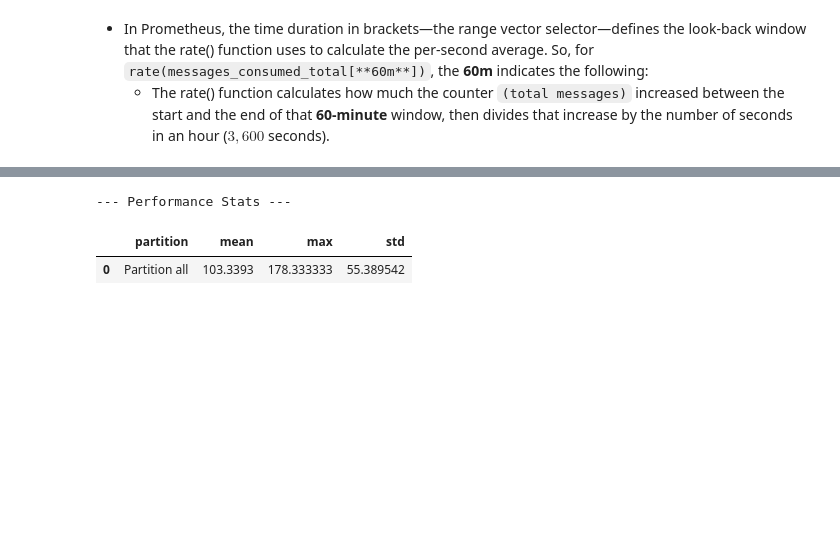
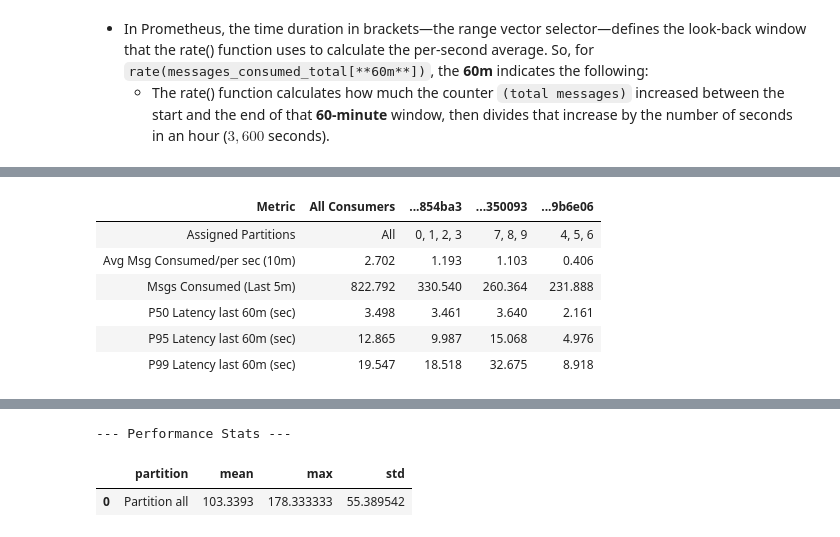
Before and after one commit to roymadpis/kafka_exrecise2, a Jupyter notebook: promethus_notebook.ipynb, the cells around one changed output, grey strips where cells are left out. Drawn from its saved outputs; the diff is of its cells as text; code cells hidden in the pictures; blank space fills up the shorter version.

```diff
--- a/promethus_notebook.ipynb
+++ b/promethus_notebook.ipynb
@@ -172,6 +118,0 @@ display(summary_df)
-# %%
-for res in results:
-    print(res)
-    print(res['metric'].get('partition', 'unknown'))
-    print(round(float(res['value'][1]),5))
-    print()
@@ -211,0 +121,88 @@ TypeError: string indices must be integers
+# %%
+import pandas as pd
+
+# --- 1. Get the list of Unique Consumers dynamically ---
+consumer_info = prom.custom_query(query='count by (consumer_id) (messages_consumed_total)')
+consumer_list = [res['metric'].get('consumer_id') for res in consumer_info]
+num_consumers = len(consumer_list)
+
+# --- 2. Fetch the Partition Mapping ---
+mapping_query = 'sum by (consumer_id, partition) (rate(messages_consumed_total[2m]) > 0)'
+mapping_res = prom.custom_query(query=mapping_query)
+
+assignment_map = {}
+for res in mapping_res:
+    cid = res['metric'].get('consumer_id')
+    part = res['metric'].get('partition')
+    if cid not in assignment_map:
+        assignment_map[cid] = []
+    assignment_map[cid].append(part)
+
+# --- 3. Define Metric Queries ---
+consumer_queries = {
+    'Avg Msg Consumed/per sec (10m)': 'sum(rate(messages_consumed_total[10m])) by (consumer_id)',
+    'Msgs Consumed (Last 5m)': 'sum(increase(messages_consumed_total[5m])) by (consumer_id)',
+    'P50 Latency last 60m (sec)': 'histogram_quantile(0.50, sum(rate(message_processing_latency_seconds_bucket[60m])) by (le, consumer_id))',
+    'P95 Latency last 60m (sec)': 'histogram_quantile(0.95, sum(rate(message_processing_latency_seconds_bucket[60m])) by (le, consumer_id))',
+    'P99 Latency last 60m (sec)': 'histogram_quantile(0.99, sum(rate(message_processing_latency_seconds_bucket[60m])) by (le, consumer_id))'
+}
+
+all_queries = {
+    'Avg Msg Consumed/per sec (10m)': 'sum(rate(messages_consumed_total[10m]))',
+    'Msgs Consumed (Last 5m)': 'sum(increase(messages_consumed_total[5m]))',
+    'P50 Latency last 60m (sec)': 'histogram_quantile(0.50, sum(rate(message_processing_latency_seconds_bucket[60m])) by (le))',
+    'P95 Latency last 60m (sec)': 'histogram_quantile(0.95, sum(rate(message_processing_latency_seconds_bucket[60m])) by (le))',
+    'P99 Latency last 60m (sec)': 'histogram_quantile(0.99, sum(rate(message_processing_latency_seconds_bucket[60m])) by (le))'
+}
+
+# --- 4. Fetch and Build Rows ---
+rows = []
+
+# A. Assigned Partitions Row
+partition_row = {'Metric': 'Assigned Partitions', 'All Consumers': 'All'}
+for cid in consumer_list:
+    display_name = cid if len(cid) < 12 else f"...{cid[-6:]}"
+    parts = assignment_map.get(cid, [])
+    partition_row[display_name] = ", ".join(sorted(parts, key=int)) if parts else "None"
+rows.append(partition_row)
+
+# B. Numerical Metric Rows
+for label in all_queries.keys():
+    metric_row = {'Metric': label}
+    try:
+        res_all = prom.custom_query(query=all_queries[label])
+        metric_row['All Consumers'] = round(float(res_all[0]['value'][1]), 5) if res_all else 0.0
+
+        res_cons = prom.custom_query(query=consumer_queries[label])
+        consumer_map = {
+            res['metric'].get('consumer_id', 'unknown'): round(float(res['value'][1]), 5)
+            for res in res_cons
+        }
+
+        for cid in consumer_list:
+            display_name = cid if len(cid) < 12 else f"...{cid[-6:]}"
+            metric_row[display_name] = consumer_map.get(cid, 0.0)
+
+    except Exception as e:
+        print(f"Error fetching {label}: {e}")
+        metric_row['All Consumers'] = "Error"
+    rows.append(metric_row)
+
+# --- 5. Format and Display ---
+summary_df = pd.DataFrame(rows)
+
+def format_values(val):
+    if isinstance(val, (int, float)):
+        # Display as integer if no decimal part (ideal for the 5m count)
+        return f"{int(val)}" if val == int(val) else f"{val:.3f}"
+    return val
+
+display(summary_df.style.format(format_values, subset=summary_df.columns.drop('Metric')).hide(axis='index'))
+# %% [output]
+| Metric | All Consumers | ...854ba3 | ...350093 | ...9b6e06 |
+| Assigned Partitions | All | 0, 1, 2, 3 | 7, 8, 9 | 4, 5, 6 |
+| Avg Msg Consumed/per sec (10m) | 2.702 | 1.193 | 1.103 | 0.406 |
+| Msgs Consumed (Last 5m) | 822.792 | 330.540 | 260.364 | 231.888 |
+| P50 Latency last 60m (sec) | 3.498 | 3.461 | 3.640 | 2.161 |
+| P95 Latency last 60m (sec) | 12.865 | 9.987 | 15.068 | 4.976 |
+| P99 Latency last 60m (sec) | 19.547 | 18.518 | 32.675 | 8.918 |
```
Also changed, not shown: parts of 12 cells of this notebook, 2 other files.
